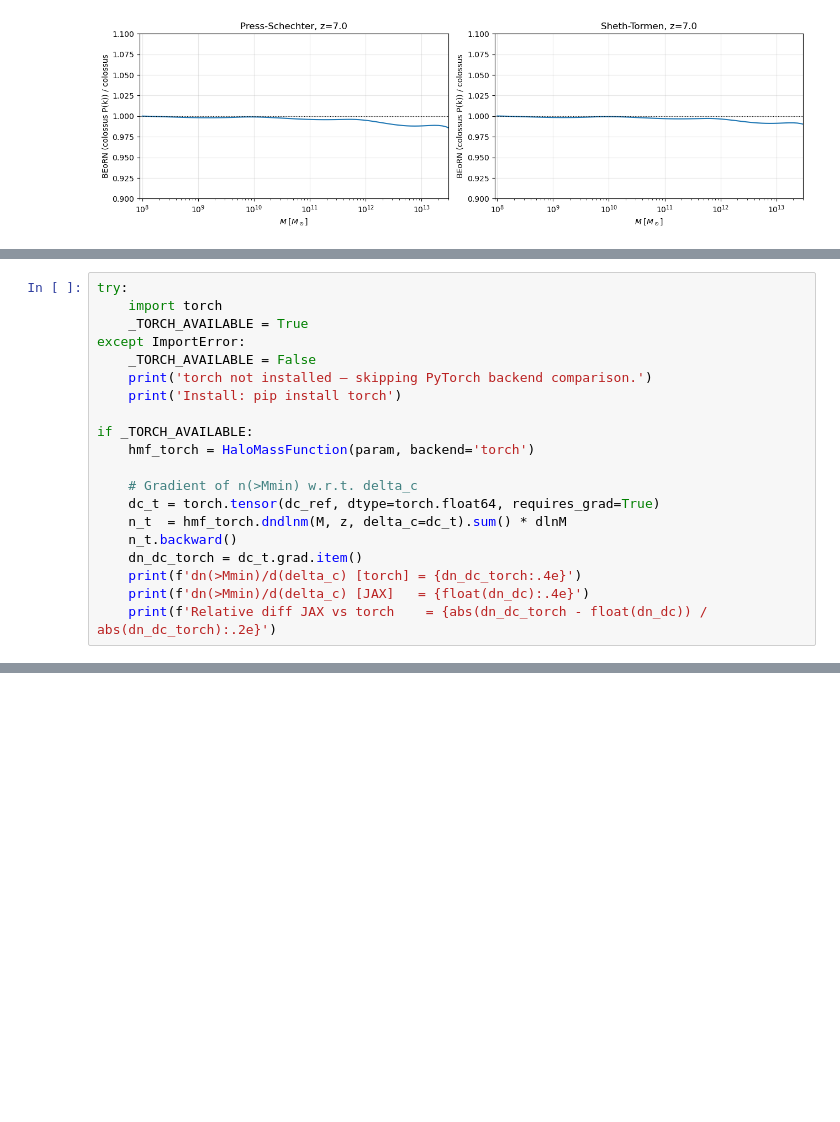
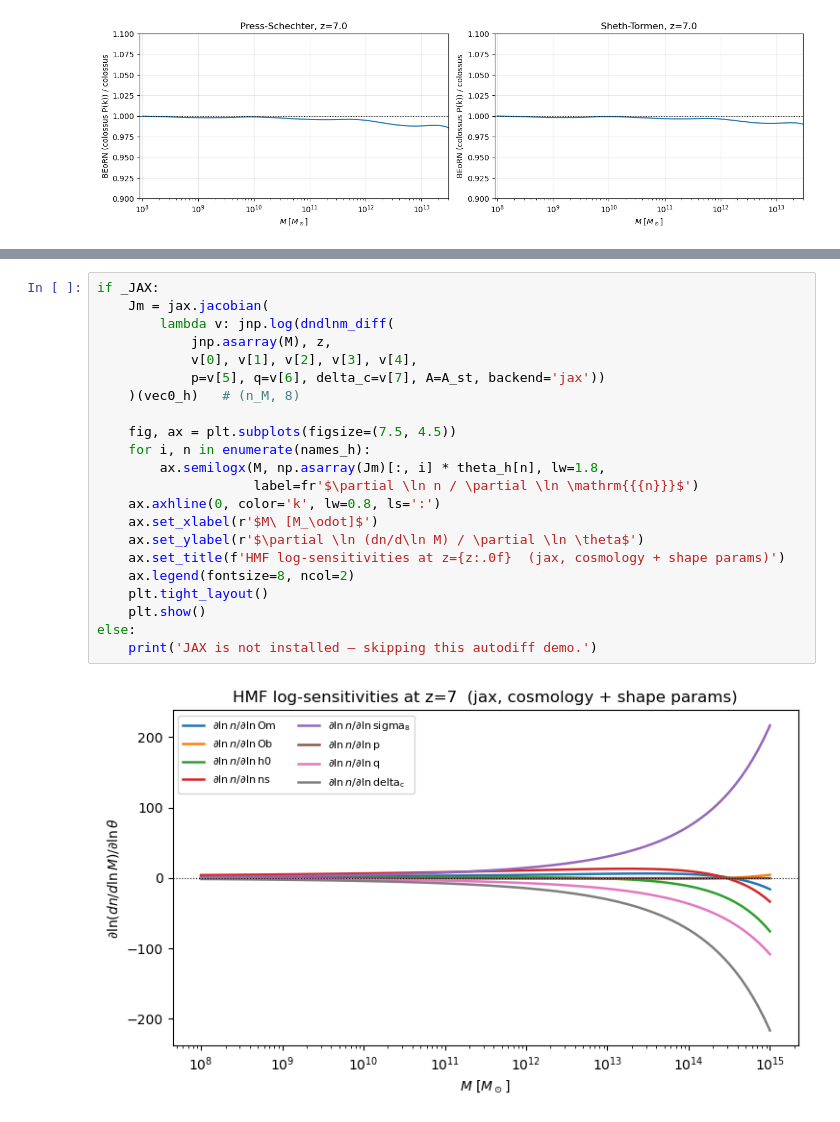
Before and after one commit to cosmic-reionization/BEoRN, a Jupyter notebook: examples/ps_hmf_models.ipynb, the cells around one changed output, grey strips where cells are left out. Cells and saved outputs as stored; diff of their text form; blank space fills up the shorter version.

```diff
--- a/examples/ps_hmf_models.ipynb
+++ b/examples/ps_hmf_models.ipynb
@@ -709,20 +965,0 @@ JAX and torch should give identical gradients.
-# %%
-try:
-    import torch
-    _TORCH_AVAILABLE = True
-except ImportError:
-    _TORCH_AVAILABLE = False
-    print('torch not installed — skipping PyTorch backend comparison.')
-    print('Install: pip install torch')
-
-if _TORCH_AVAILABLE:
-    hmf_torch = HaloMassFunction(param, backend='torch')
-
-    # Gradient of n(>Mmin) w.r.t. delta_c
-    dc_t = torch.tensor(dc_ref, dtype=torch.float64, requires_grad=True)
-    n_t  = hmf_torch.dndlnm(M, z, delta_c=dc_t).sum() * dlnM
-    n_t.backward()
-    dn_dc_torch = dc_t.grad.item()
-    print(f'dn(>Mmin)/d(delta_c) [torch] = {dn_dc_torch:.4e}')
-    print(f'dn(>Mmin)/d(delta_c) [JAX]   = {float(dn_dc):.4e}')
-    print(f'Relative diff JAX vs torch    = {abs(dn_dc_torch - float(dn_dc)) / abs(dn_dc_torch):.2e}')
@@ -815,0 +1119,24 @@ plt.show()
+# %%
+if _JAX:
+    Jm = jax.jacobian(
+        lambda v: jnp.log(dndlnm_diff(
+            jnp.asarray(M), z,
+            v[0], v[1], v[2], v[3], v[4],
+            p=v[5], q=v[6], delta_c=v[7], A=A_st, backend='jax'))
+    )(vec0_h)   # (n_M, 8)
+
+    fig, ax = plt.subplots(figsize=(7.5, 4.5))
+    for i, n in enumerate(names_h):
+        ax.semilogx(M, np.asarray(Jm)[:, i] * theta_h[n], lw=1.8,
+                    label=fr'$\partial \ln n / \partial \ln \mathrm{{{n}}}$')
+    ax.axhline(0, color='k', lw=0.8, ls=':')
+    ax.set_xlabel(r'$M\ [M_\odot]$')
+    ax.set_ylabel(r'$\partial \ln (dn/d\ln M) / \partial \ln \theta$')
+    ax.set_title(f'HMF log-sensitivities at z={z:.0f}  (jax, cosmology + shape params)')
+    ax.legend(fontsize=8, ncol=2)
+    plt.tight_layout()
+    plt.show()
+else:
+    print('JAX is not installed — skipping this autodiff demo.')
+# %% [output]
+[figure, added]
```
Also changed, not shown: parts of 52 cells of this notebook, 7 other files.
